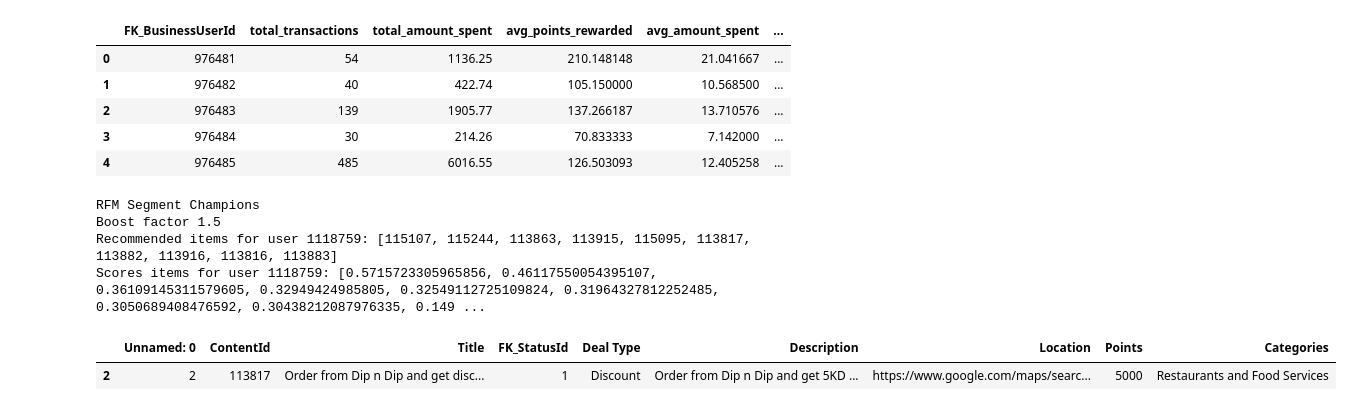
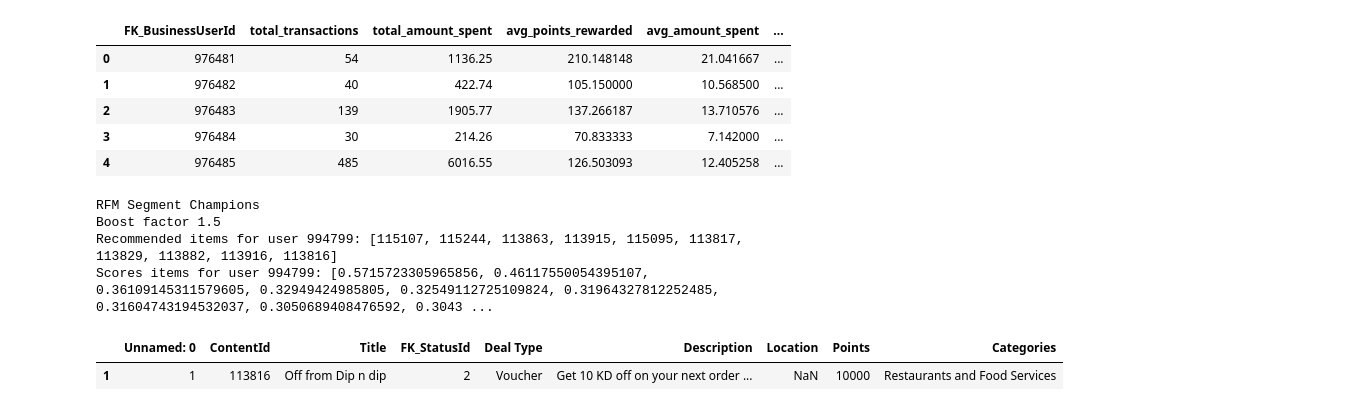
Before and after one commit to DboukAli98/KFHXRelatedAi, a Jupyter notebook: NoteBooks/Model Generation/Improving_Model_Research.ipynb, the cells around one changed output. Cells and saved outputs as stored; diff of their text form; code cells hidden in the pictures.

```diff
--- a/NoteBooks/Model Generation/Improving_Model_Research.ipynb
+++ b/NoteBooks/Model Generation/Improving_Model_Research.ipynb
@@ -220,23 +220,23 @@ def recommend_items(user_id, user_item_matrix, model, deal_embeddings, deal_data
 
     return similar_item_ids, similar_item_scores
 # %%
-user_id = 1118759
+user_id = 994799
 recommended_items = recommend_items(user_id, user_item_matrix, model, deals_embeddings, deals_data, user_profiles, rfm_boost_factors)
 print(f"Recommended items for user {user_id}: {recommended_items[0]}")
 print(f"Scores items for user {user_id}: {recommended_items[1]}")
 # %% [output]
 RFM Segment Champions
 Boost factor 1.5
-Recommended items for user 1118759: [115107, 115244, 113863, 113915, 115095, 113817, 113882, 113916, 113816, 113883]
-Scores items for user 1118759: [0.5715723305965856, 0.46117550054395107, 0.36109145311579605, 0.32949424985805, 0.32549112725109824, 0.31964327812252485, 0.3050689408476592, 0.30438212087976335, 0.149 ...
+Recommended items for user 994799: [115107, 115244, 113863, 113915, 115095, 113817, 113829, 113882, 113916, 113816]
+Scores items for user 994799: [0.5715723305965856, 0.46117550054395107, 0.36109145311579605, 0.32949424985805, 0.32549112725109824, 0.31964327812252485, 0.31604743194532037, 0.3050689408476592, 0.3043 ...
 # %%
-specific_content_id = 113817,
+specific_content_id = 113816,
 result = deals_data[deals_data['ContentId'] == specific_content_id]
 
 result
 # %% [output]
 |  | Unnamed: 0 | ContentId | Title | FK_StatusId | Deal Type | Description | Location | Points | Categories |
-| 2 | 2 | 113817 | Order from Dip n Dip and get disc... | 1 | Discount | Order from Dip n Dip and get 5KD ... | https://www.google.com/maps/searc... | 5000 | Restaurants and Food Services |
+| 1 | 1 | 113816 | Off from Dip n dip | 2 | Voucher | Get 10 KD off on your next order ... | NaN | 10000 | Restaurants and Food Services |
 # %%
 user_last_interactions = user_item_matrix.loc[user_id]
 user_interacted_items = user_last_interactions[user_last_interactions > 0].index
```
Also changed, not shown: parts of 2 cells of this notebook.
